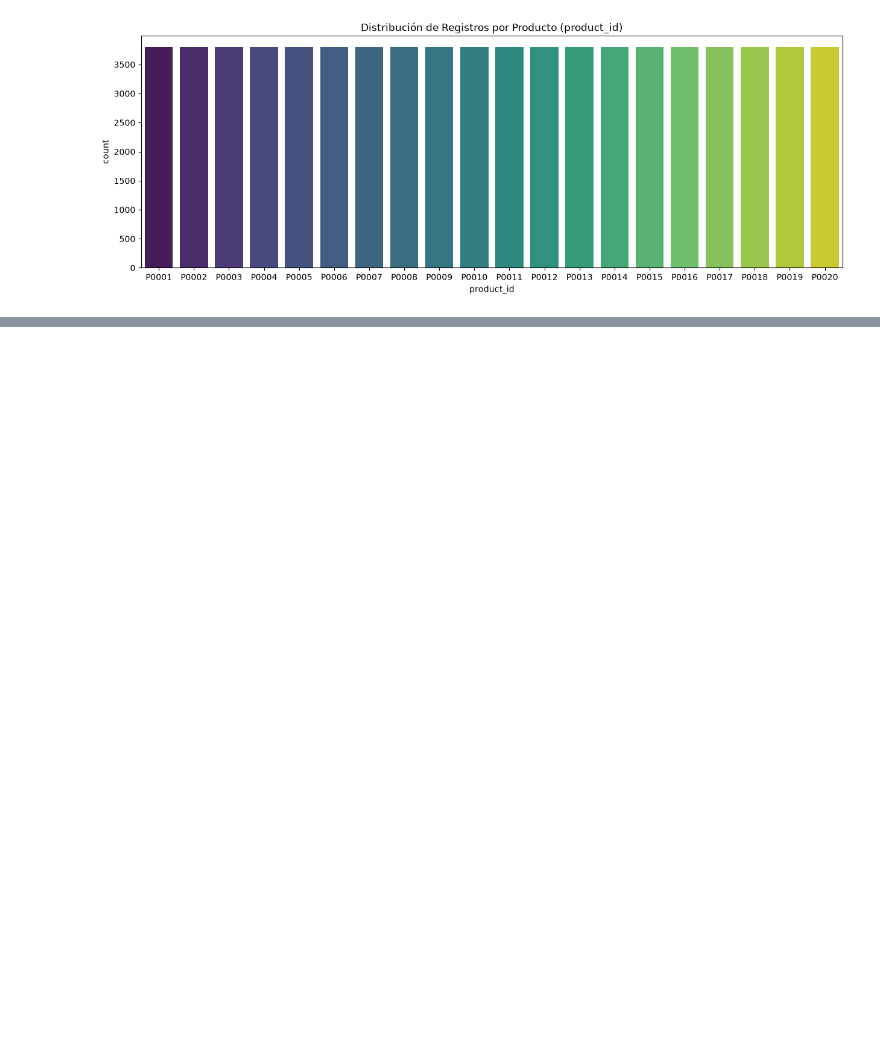
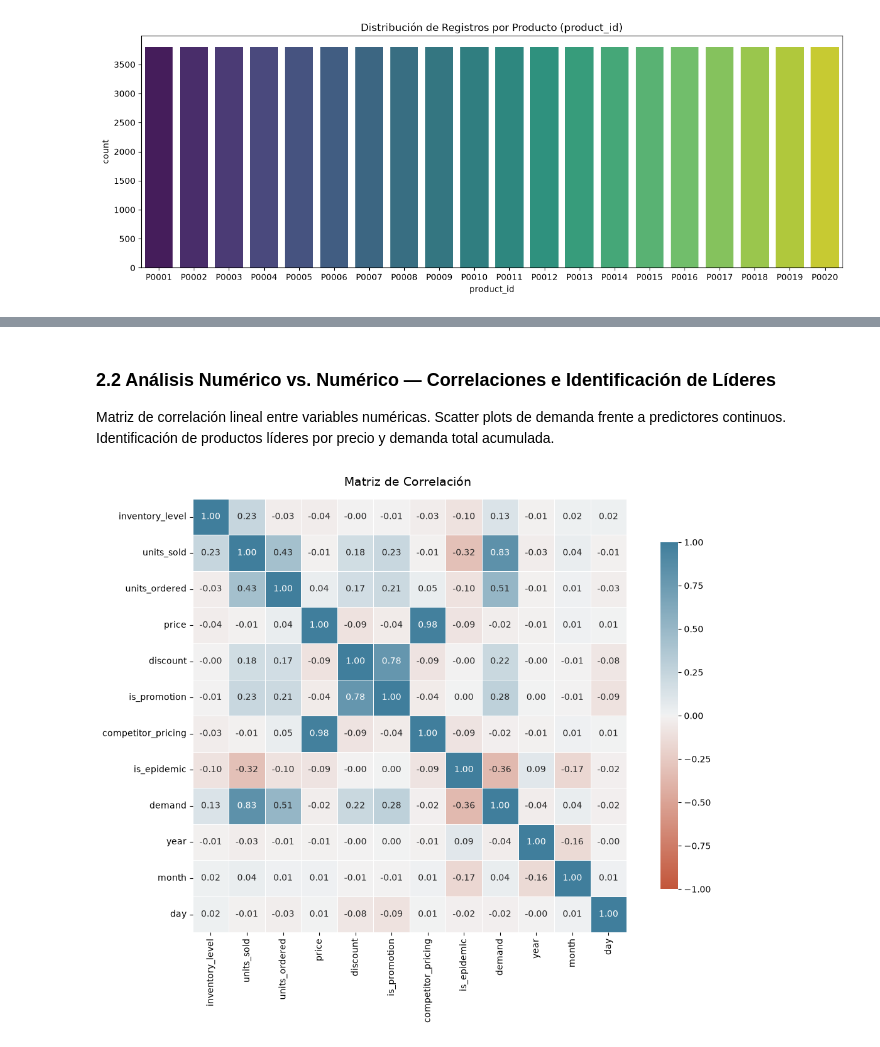
Before and after one commit to diegorod14/20261_Business_Predictive_Analytics, a Jupyter notebook: Notebooks/EDA.ipynb, the cells around one changed output, grey strips where cells are left out. Saved outputs shown, nothing was run; the diff lists cells and outputs as text; code cells hidden in the pictures; blank space fills up the shorter version.

```diff
--- a/Notebooks/EDA.ipynb
+++ b/Notebooks/EDA.ipynb
@@ -165,0 +203,29 @@ plt.show()
+# %% [markdown]
+### 2.2 Análisis Numérico vs. Numérico — Correlaciones e Identificación de Líderes
+
+Matriz de correlación lineal entre variables numéricas. Scatter plots de demanda frente a predictores continuos. Identificación de productos líderes por precio y demanda total acumulada.
+# %%
+df_corr = df.copy()
+df_corr['is_promotion'] = df_corr['is_promotion'].cat.codes
+df_corr['is_epidemic'] = df_corr['is_epidemic'].cat.codes
+
+corr_matrix = df_corr.corr(numeric_only=True)
+
+fig, ax = plt.subplots(figsize=(12, 9))
+sns.heatmap(
+    corr_matrix,
+    center=0,
+    vmin=-1, vmax=1,
+    linewidths=0.5,
+    cmap=sns.diverging_palette(20, 230, as_cmap=True),
+    annot=True,
+    fmt='.2f',
+    square=True,
+    cbar_kws={'shrink': 0.8},
+    ax=ax
+)
+ax.set_title('Matriz de Correlación ', fontsize=14, pad=15)
+plt.tight_layout()
+plt.show()
+# %% [output]
+[figure, added]
```
Also changed, not shown: parts of 36 cells of this notebook, 8 other files.
